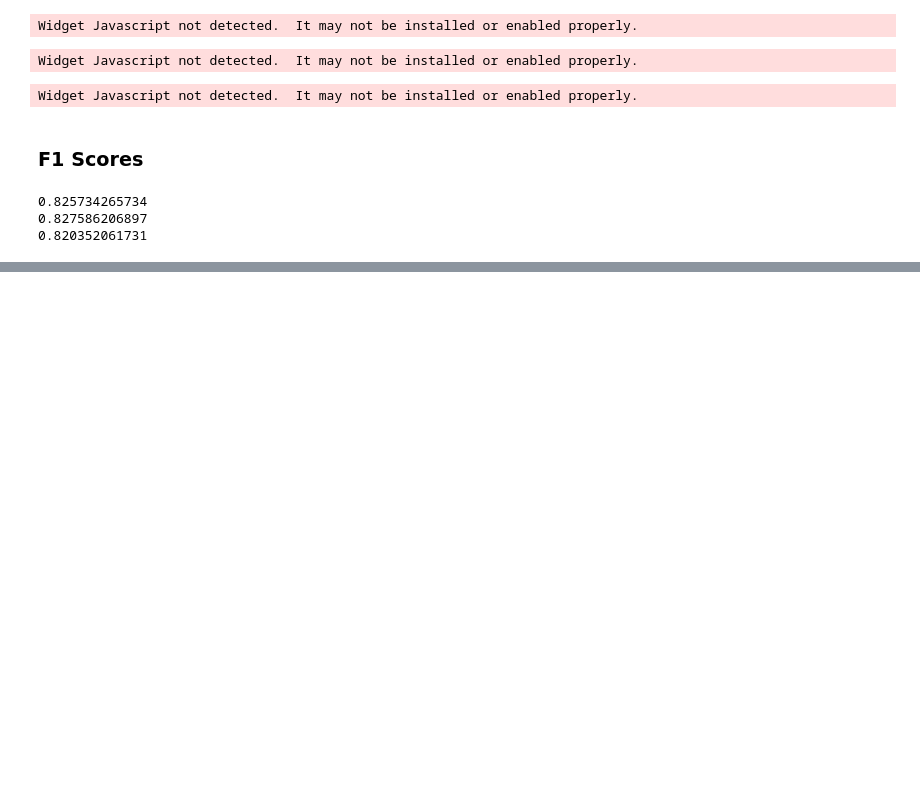
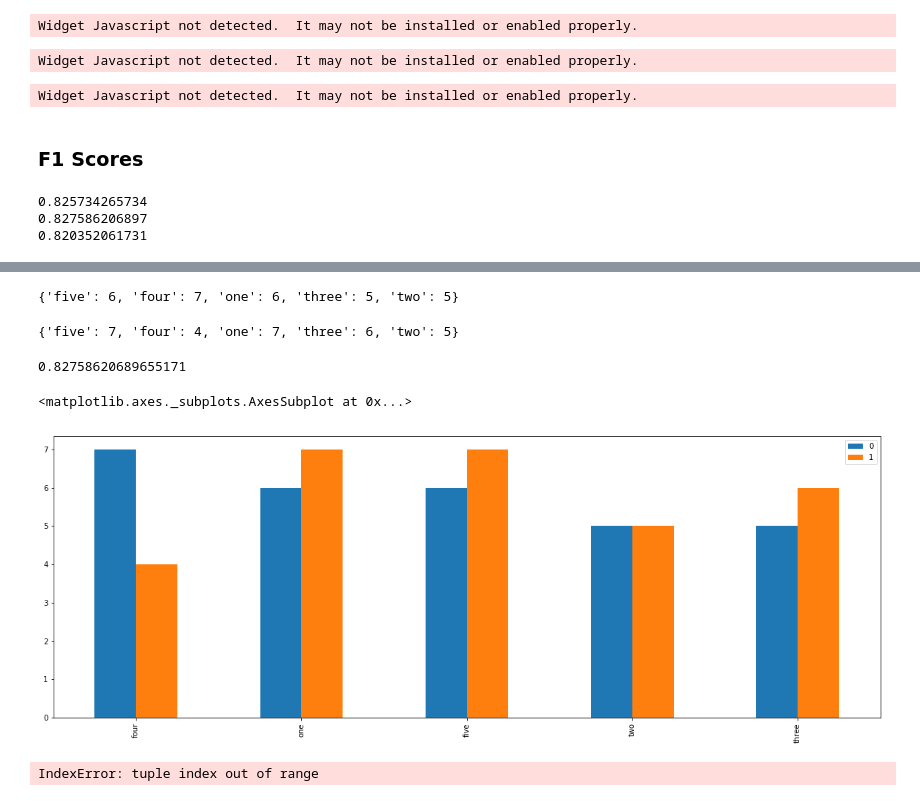
Before and after one commit to ismms-himc/clustergrammer_signature_methods, a Jupyter notebook: notebooks/1.0_Working_on_Signature_Methods.ipynb, the cells around one changed output, grey strips where cells are left out. Cells and saved outputs as stored; diff of their text form; code cells hidden in the pictures; blank space fills up the shorter version.

```diff
--- a/notebooks/1.0_Working_on_Signature_Methods.ipynb
+++ b/notebooks/1.0_Working_on_Signature_Methods.ipynb
@@ -260,0 +294,59 @@ print(f1_score(y_info['true'], y_info['pred'], average='weighted'))
+# %%
+def count_cats(y_info):
+
+    a = deepcopy(y_info['true'])
+    true_count = dict((i, a.count(i)) for i in set(a))
+
+    a = deepcopy(y_info['pred'])
+    pred_count = dict((i, a.count(i)) for i in set(a))
+
+    fraction_correct = f1_score(y_info['true'], y_info['pred'], average='micro')
+
+    return true_count, pred_count, fraction_correct
+# %%
+true_count, pred_count, fraction_correct = count_cats(y_info)
+# %%
+true_count
+# %% [output]
+{'five': 6, 'four': 7, 'one': 6, 'three': 5, 'two': 5}
+# %%
+pred_count
+# %% [output]
+{'five': 7, 'four': 4, 'one': 7, 'three': 6, 'two': 5}
+# %%
+fraction_correct
+# %% [output]
+0.82758620689655171
+# %%
+ser_orig_pop = pd.Series(true_count).sort_values(ascending=False)
+ser_pred_pop = pd.Series(pred_count).sort_values(ascending=False)
+df['compare_pop'] = pd.concat([ser_orig_pop, ser_pred_pop], axis=1)
+df['compare_pop'] = df['compare_pop'].loc[ser_orig_pop.index.tolist()]
+df['compare_pop'].plot(kind='bar', figsize=(20,7))
+# %% [output]
+<matplotlib.axes._subplots.AxesSubplot at 0x...>
+[figure, added]
+# %%
+all_cts = sorted(df['sig_sim'].columns.tolist())
+num_cts = len(all_cts)
+mat = np.zeros([num_cts, num_cts])
+df['ct_confuse'] = pd.DataFrame(data=mat, index=all_cts, columns=all_cts)
+
+rows = df['pred_cat'].index.tolist()
+
+for inst_row in rows:
+    orig_tissue = inst_row[1].split(': ')[1]
+    pred_tissue = inst_row[2].split(': ')[1]
+
+    inst_num = ct_count[orig_tissue]
+    if orig_tissue == pred_tissue:
+        df['ct_confuse'][orig_tissue].loc[pred_tissue] = df['ct_confuse'][orig_tissue].loc[pred_tissue] + 1/inst_num
+    else:
+        index_orig = all_cts.index(orig_tissue)
+        index_pred = all_cts.index(pred_tissue)
+
+        df['ct_confuse'][orig_tissue].loc[pred_tissue] = df['ct_confuse'][orig_tissue].loc[pred_tissue] + 1/inst_num
+
+df['ct_confuse'] = df['ct_confuse'].transpose()
+# %% [output]
+IndexError: tuple index out of range
```
Also changed, not shown: parts of 6 cells of this notebook.
